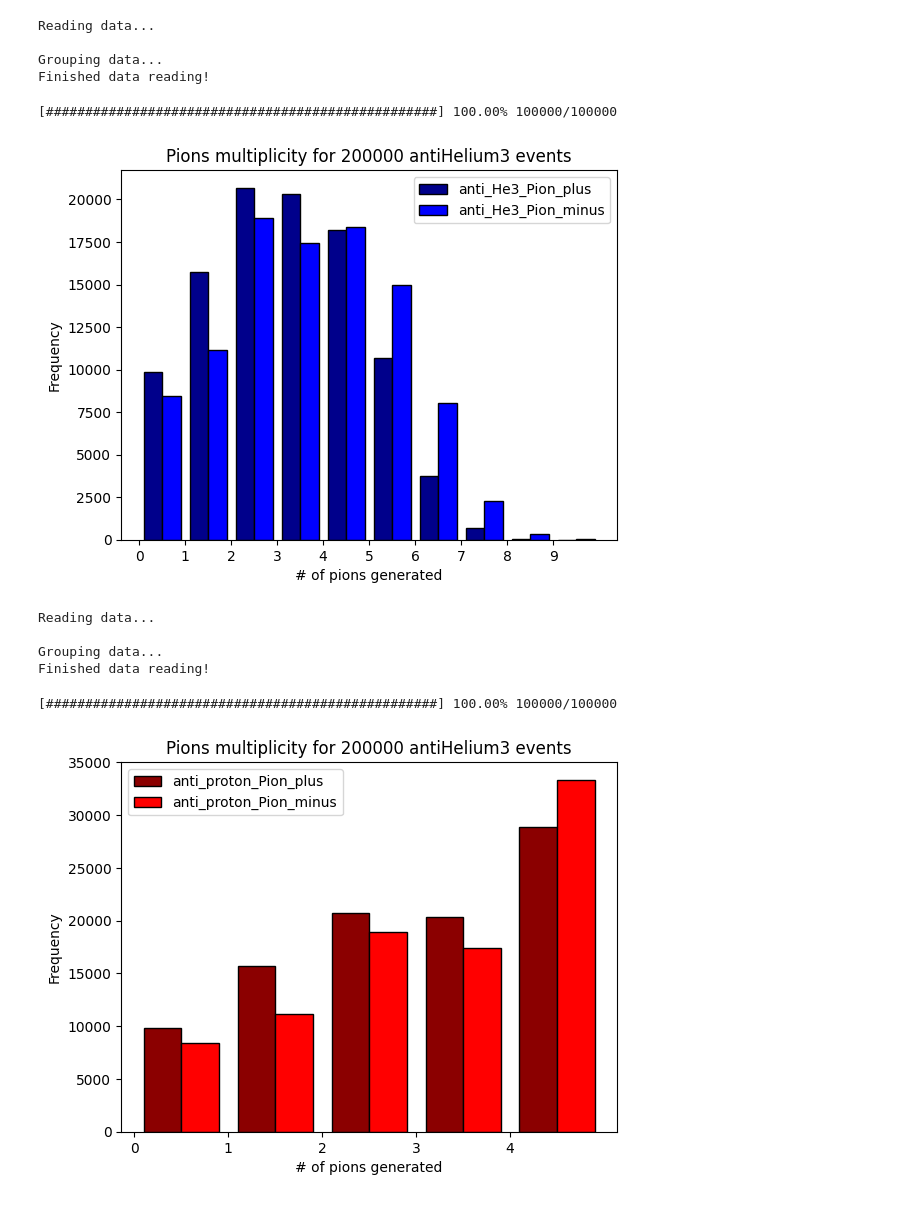
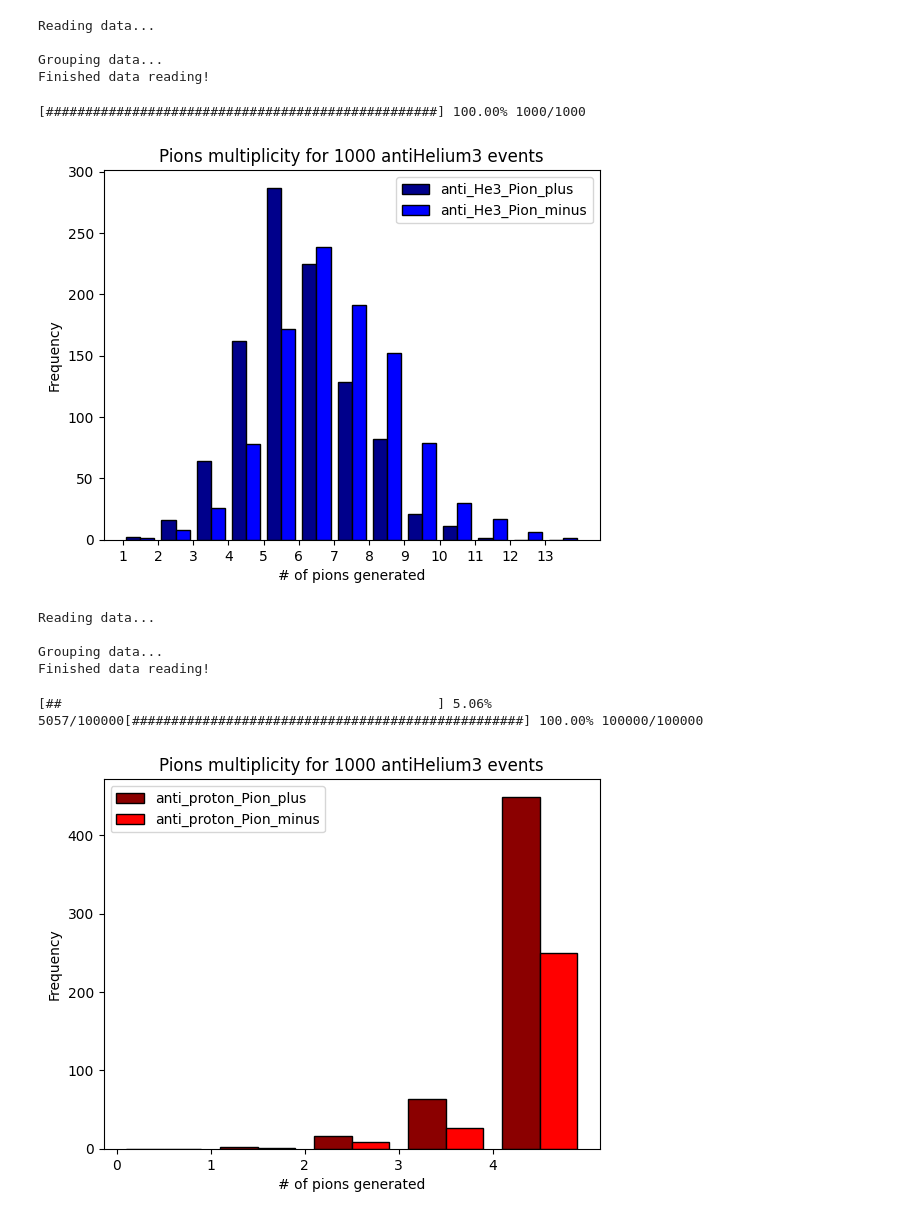
Before and after one commit to Eclipsedclaw/GRAMS, a Jupyter notebook: analysis/2023_Paper/2024_Daughter_chargedpion_analysis.ipynb, the cells around one changed output. Cells and saved outputs as stored; diff of their text form; code cells hidden in the pictures.

```diff
--- a/analysis/2023_Paper/2024_Daughter_chargedpion_analysis.ipynb
+++ b/analysis/2023_Paper/2024_Daughter_chargedpion_analysis.ipynb
@@ -43,7 +43,7 @@ def read_data_from_toymodel(file_path):
         print(f"Error: Unable to parse data from '{file_path}'. Please ensure the file has the correct format.")
         return None
 # %%
-data = read_data_from_toymodel("/HDD/jiancheng/GRAMS/ToyModelData/2024/Daughter_anti_He3_1e5_test.dat")
+data = read_data_from_toymodel("/HDD/jiancheng/GRAMS/ToyModelData/2024/Daughter_anti_He3_1e3_TOI_all.dat")
 # %% [output]
 Reading data...
 
@@ -53,6 +53,7 @@ Finished data reading!
 if data is not None:
     N_mu_plus = []
     N_mu_minus = []
+    #He3_parent_ID_array = []
     try:
         event_keys = list(data.groups.keys())
         # i is eventID
@@ -62,8 +63,10 @@ if data is not None:
             track_keys = list(data_track.groups.keys())
             mu_plus = 0
             mu_minus = 0
+            abnormal_daughter = 'NaN'
             # j is track ID
             for j in range(len(track_keys)):
+                #abnormal_daughter = str(data_track.get_group(track_keys[j]).iloc[0]['parent process name'])
                 #if(str(data_track.get_group(track_keys[j]).iloc[0]['particleID']) == '211' and str(data_track.get_group(track_keys[j]).iloc[0]['material']) == 'LAr'):
                 if(str(data_track.get_group(track_keys[j]).iloc[0]['particleID']) == '211'):
                     mu_plus = mu_plus + 1
@@ -72,8 +75,11 @@ if data is not None:
                 #elif(str(data_track.get_group(track_keys[j]).iloc[0]['particleID']) == '-211' and str(data_track.get_group(track_keys[j]).iloc[0]['material']) == 'LAr'):
                 elif(str(data_track.get_group(track_keys[j]).iloc[0]['particleID']) == '-211'):
                     mu_minus = mu_minus + 1
+            #if(mu_plus + mu_minus == 0):
+                #print(event_keys[i])
             N_mu_plus.append(mu_plus)
             N_mu_minus.append(mu_minus)
+            #He3_parent_ID_array.append(abnormal_daughter)
             toy_model_analysis.display_progress_bar(i+1, len(event_keys))
 
     except KeyError as e:
@@ -81,4 +87,4 @@ if data is not None:
     except Exception as e:
         print(f"An error occurred: {e}")
 # %% [output]
-[##################################################] 100.00% 100000/100000
+[##################################################] 100.00% 1000/1000
@@ -85,34 +94,34 @@ if data is not None:
 # %%
 
 # This is for listing pi-/pi+/pi0 multiplicity
 
 anti_He3_Pion_profile = [N_mu_plus, N_mu_minus]
 anti_He3_Pion_label = ['anti_He3_Pion_plus', 'anti_He3_Pion_minus']
 anti_He3_Pion_color = ['darkblue', 'blue']
 
 plt.figure(1)
 
 # Determine the range of the data to set integer bins
 all_values = N_mu_plus + N_mu_minus
 min_value = min(all_values)
 max_value = max(all_values)
 bins = range(min_value, max_value + 2)  # +2 to include the last integer
 
 plt.hist(anti_He3_Pion_profile, bins=bins, label=anti_He3_Pion_label, color=anti_He3_Pion_color, edgecolor='black')
 
 # Add labels and title
 plt.xlabel('# of pions generated')
 plt.ylabel('Frequency')
 plt.legend()
-plt.title('Pions multiplicity for '+str(len(all_values))+ ' antiHelium3 events')
+plt.title('Pions multiplicity for '+str(len(N_mu_plus))+ ' antiHelium3 events')
 
 # Set x-ticks to be integers
 plt.xticks(range(min_value, max_value + 1))
 
 # Show the plot
 plt.show()
 # %% [output]
-[figure, old version]
+[figure, new version]
 # %%
 # clear data cache
 del data
@@ -127,6 +136,7 @@ Finished data reading!
 if proton_data is not None:
     proton_N_mu_plus = []
     proton_N_mu_minus = []
+    proton_parent_ID_array = []
     try:
         event_keys = list(proton_data.groups.keys())
         # i is eventID
@@ -136,18 +146,22 @@ if proton_data is not None:
             track_keys = list(proton_data_track.groups.keys())
             mu_plus = 0
             mu_minus = 0
+            parent_ID = 'NaN'
             # j is track ID
             for j in range(len(track_keys)):
                 #if(str(proton_data_track.get_group(track_keys[j]).iloc[0]['particleID']) == '211' and str(proton_data_track.get_group(track_keys[j]).iloc[0]['material']) == 'LAr'):
                 if(str(proton_data_track.get_group(track_keys[j]).iloc[0]['particleID']) == '211'):
+                    parent_ID = str(proton_data_track.get_group(track_keys[j]).iloc[0]['parentID'])
                     mu_plus = mu_plus + 1
                     # get the particle ID of this track
                     #print("first track of event", event_keys[i], "is", proton_data_track.get_group(track_keys[j]).iloc[0]['particleID'])
                 #elif(str(proton_data_track.get_group(track_keys[j]).iloc[0]['particleID']) == '-211' and str(proton_data_track.get_group(track_keys[j]).iloc[0]['material']) == 'LAr'):
                 elif(str(proton_data_track.get_group(track_keys[j]).iloc[0]['particleID']) == '-211'):
+                    parent_ID = str(proton_data_track.get_group(track_keys[j]).iloc[0]['parentID'])
                     mu_minus = mu_minus + 1
             proton_N_mu_plus.append(mu_plus)
             proton_N_mu_minus.append(mu_minus)
+            proton_parent_ID_array.append(parent_ID)
             toy_model_analysis.display_progress_bar(i+1, len(event_keys))
 
     except KeyError as e:
@@ -158,7 +172,7 @@ if proton_data is not None:
 # clear data cache
 del proton_data
 # %% [output]
-[##################################################] 100.00% 100000/100000
+[##                                                ] 5.06% 5057/100000[##################################################] 100.00% 100000/100000
 # %%
 
 # This is for listing pi-/pi+/pi0 multiplicity
@@ -182,7 +196,7 @@ plt.hist(anti_He3_Pion_profile, bins=bins, label=anti_proton_Pion_label, color=a
 plt.xlabel('# of pions generated')
 plt.ylabel('Frequency')
 plt.legend()
-plt.title('Pions multiplicity for '+str(len(all_values))+ ' antiHelium3 events')
+plt.title('Pions multiplicity for '+str(len(N_mu_plus))+ ' antiHelium3 events')
 
 # Set x-ticks to be integers
 plt.xticks(range(min_value, max_value + 1))
@@ -190,6 +204,6 @@ plt.xticks(range(min_value, max_value + 1))
 # Show the plot
 plt.show()
 # %% [output]
-[figure, old version]
+[figure, new version]
 # %%
 He3bar_charged_pion = np.array(N_mu_minus) + np.array(N_mu_plus)
```
Also changed, not shown: parts of 5 cells of this notebook, 1 other file.
